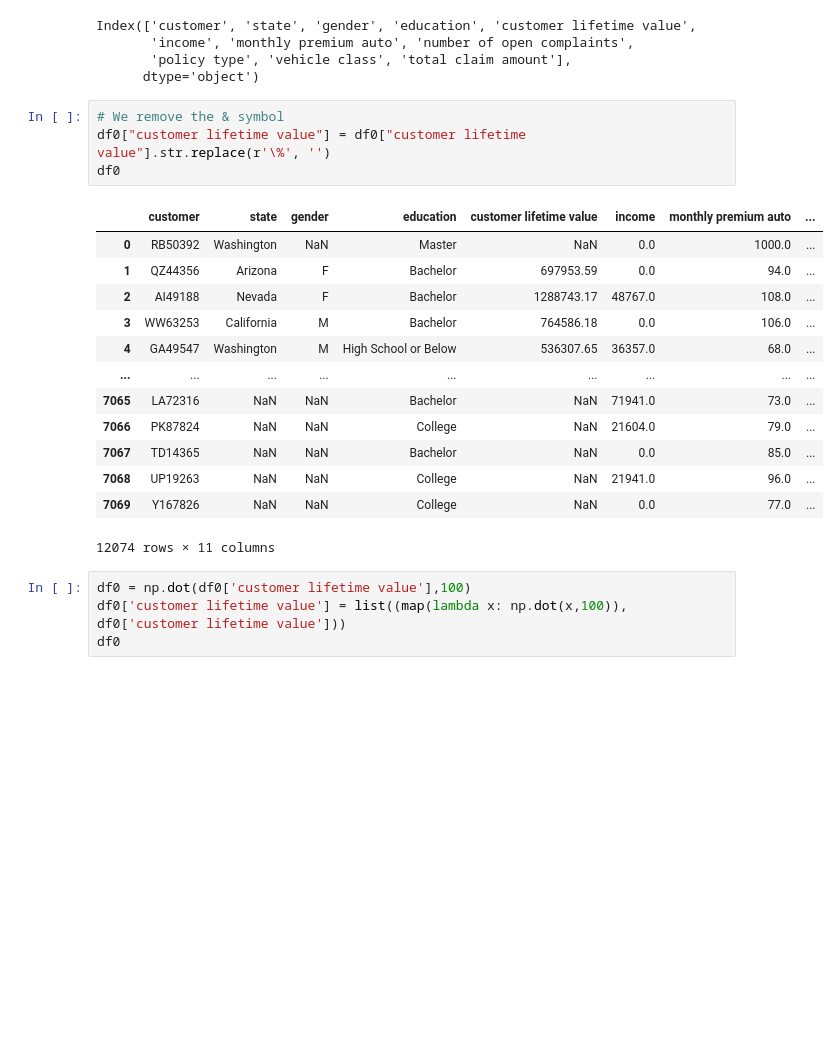
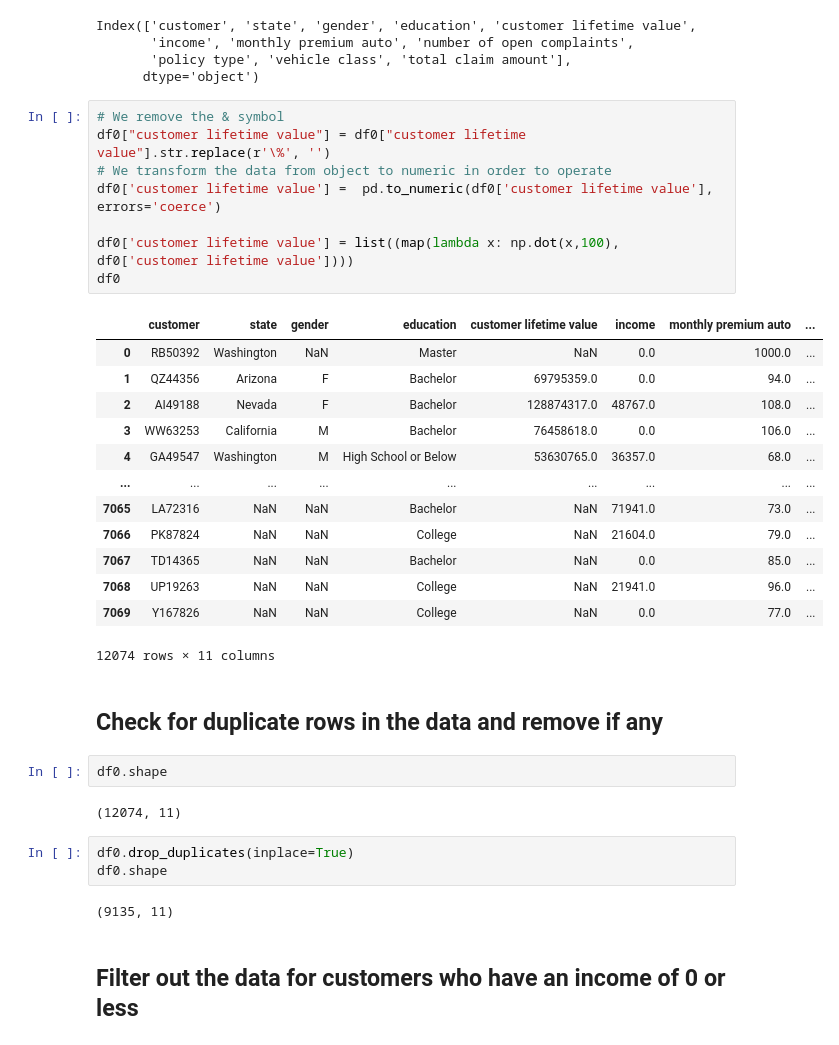
Before and after one commit to Jesus-Almansa/lab-customer-analysis-round-1, a Jupyter notebook: files_for_lab/csv_files/customer_analysis_round1.ipynb, the cells around one changed output. Saved outputs shown, nothing was run; the diff lists cells and outputs as text; blank space fills up the shorter version.

```diff
--- a/files_for_lab/csv_files/customer_analysis_round1.ipynb
+++ b/files_for_lab/csv_files/customer_analysis_round1.ipynb
@@ -125,14 +125,18 @@ Index(['customer', 'state', 'gender', 'education', 'customer lifetime value',
 # %%
 # We remove the & symbol
 df0["customer lifetime value"] = df0["customer lifetime value"].str.replace(r'\%', '')
+# We transform the data from object to numeric in order to operate
+df0['customer lifetime value'] =  pd.to_numeric(df0['customer lifetime value'], errors='coerce')
+
+df0['customer lifetime value'] = list((map(lambda x: np.dot(x,100), df0['customer lifetime value'])))
 df0
 # %% [output]
 |  | customer | state | gender | education | customer lifetime value | income | monthly premium auto | ... |
 | 0 | RB50392 | Washington | NaN | Master | NaN | 0.0 | 1000.0 | ... |
-| 1 | QZ44356 | Arizona | F | Bachelor | 697953.59 | 0.0 | 94.0 | ... |
-| 2 | AI49188 | Nevada | F | Bachelor | 1288743.17 | 48767.0 | 108.0 | ... |
-| 3 | WW63253 | California | M | Bachelor | 764586.18 | 0.0 | 106.0 | ... |
-| 4 | GA49547 | Washington | M | High School or Below | 536307.65 | 36357.0 | 68.0 | ... |
+| 1 | QZ44356 | Arizona | F | Bachelor | 69795359.0 | 0.0 | 94.0 | ... |
+| 2 | AI49188 | Nevada | F | Bachelor | 128874317.0 | 48767.0 | 108.0 | ... |
+| 3 | WW63253 | California | M | Bachelor | 76458618.0 | 0.0 | 106.0 | ... |
+| 4 | GA49547 | Washington | M | High School or Below | 53630765.0 | 36357.0 | 68.0 | ... |
 | ... | ... | ... | ... | ... | ... | ... | ... | ... |
 | 7065 | LA72316 | NaN | NaN | Bachelor | NaN | 71941.0 | 73.0 | ... |
 | 7066 | PK87824 | NaN | NaN | College | NaN | 21604.0 | 79.0 | ... |
@@ -140,7 +144,16 @@ df0
 | 7068 | UP19263 | NaN | NaN | College | NaN | 21941.0 | 96.0 | ... |
 | 7069 | Y167826 | NaN | NaN | College | NaN | 0.0 | 77.0 | ... |
 12074 rows × 11 columns
-# %%
-df0 = np.dot(df0['customer lifetime value'],100)
-df0['customer lifetime value'] = list((map(lambda x: np.dot(x,100)), df0['customer lifetime value']))
-df0
+# %% [markdown]
+## Check for duplicate rows in the data and remove if any
+# %%
+df0.shape
+# %% [output]
+(12074, 11)
+# %%
+df0.drop_duplicates(inplace=True)
+df0.shape
+# %% [output]
+(9135, 11)
+# %% [markdown]
+## Filter out the data for customers who have an income of 0 or less
```
Also changed, not shown: parts of 2 cells of this notebook.
